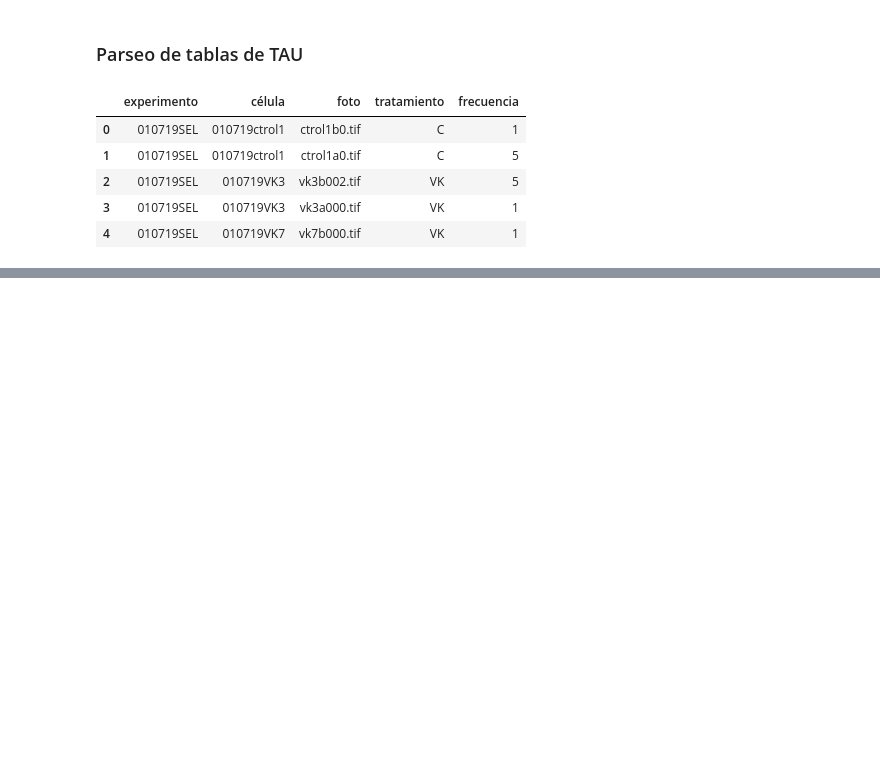
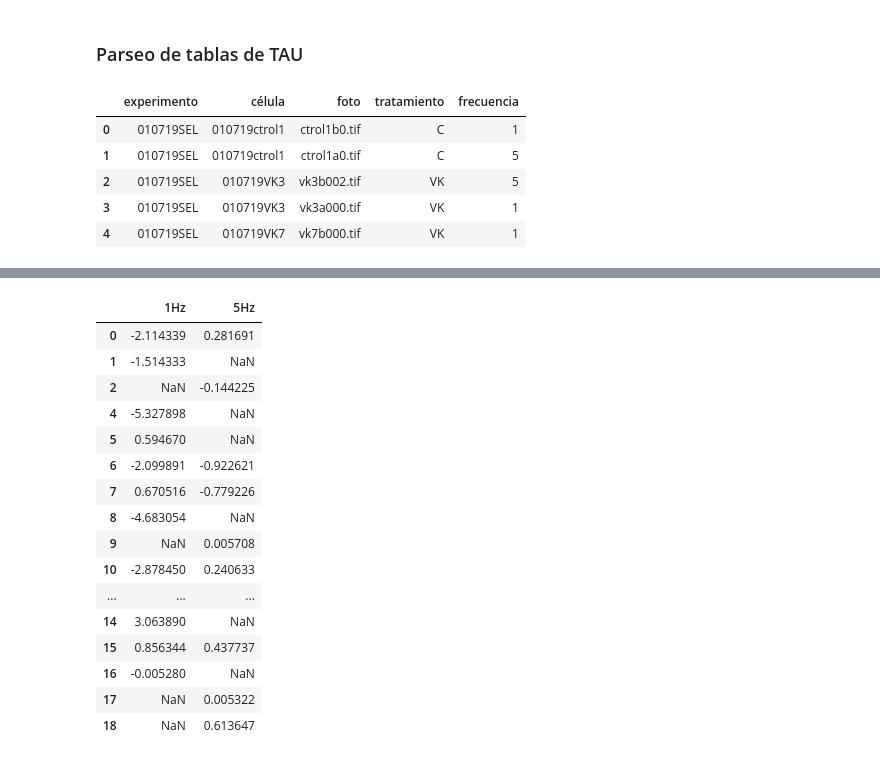
Before and after one commit to CardiAP/DesktopApp, a Jupyter notebook: filtrado.ipynb, the cells around one changed output, grey strips where cells are left out. Cells and saved outputs as stored; diff of their text form; code cells hidden in the pictures; blank space fills up the shorter version.

```diff
--- a/filtrado.ipynb
+++ b/filtrado.ipynb
@@ -541,0 +542,21 @@ plt.show()
+# %%
+df = pd.concat ([a,b], axis=1, sort=False, keys=['1Hz', '5Hz'])
+df
+# %% [output]
+|  | 1Hz | 5Hz |
+| 0 | -2.114339 | 0.281691 |
+| 1 | -1.514333 | NaN |
+| 2 | NaN | -0.144225 |
+| 4 | -5.327898 | NaN |
+| 5 | 0.594670 | NaN |
+| 6 | -2.099891 | -0.922621 |
+| 7 | 0.670516 | -0.779226 |
+| 8 | -4.683054 | NaN |
+| 9 | NaN | 0.005708 |
+| 10 | -2.878450 | 0.240633 |
+| ... | ... | ... |
+| 14 | 3.063890 | NaN |
+| 15 | 0.856344 | 0.437737 |
+| 16 | -0.005280 | NaN |
+| 17 | NaN | 0.005322 |
+| 18 | NaN | 0.613647 |
```
Also changed, not shown: parts of 4 cells of this notebook.
